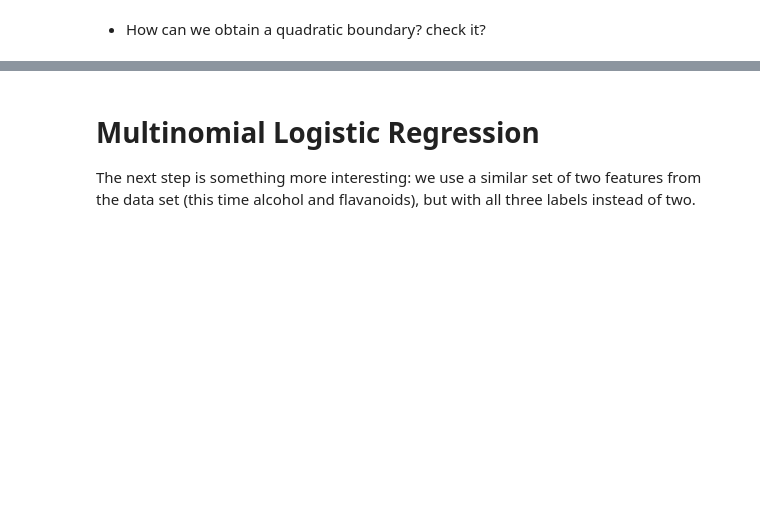
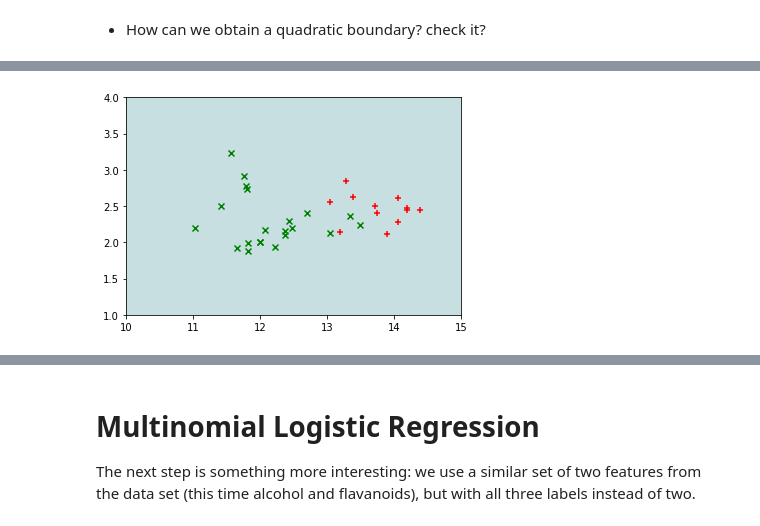
Before and after one commit to wint3ria/discriminative-methods, a Jupyter notebook: TP03/TP03.ipynb, the cells around one changed output, grey strips where cells are left out. Cells and saved outputs as stored; diff of their text form; code cells hidden in the pictures; blank space fills up the shorter version.

```diff
--- a/TP03/TP03.ipynb
+++ b/TP03/TP03.ipynb
@@ -175,0 +197,5 @@ print('recall:', recall_score(ytest, predictions, average='macro'))
+# %%
+plt.contourf(x, y, z, alpha=0.25)
+plot_points(Xtest, ytest)
+# %% [output]
+[figure, added]
```
Also changed, not shown: parts of 62 cells of this notebook.
